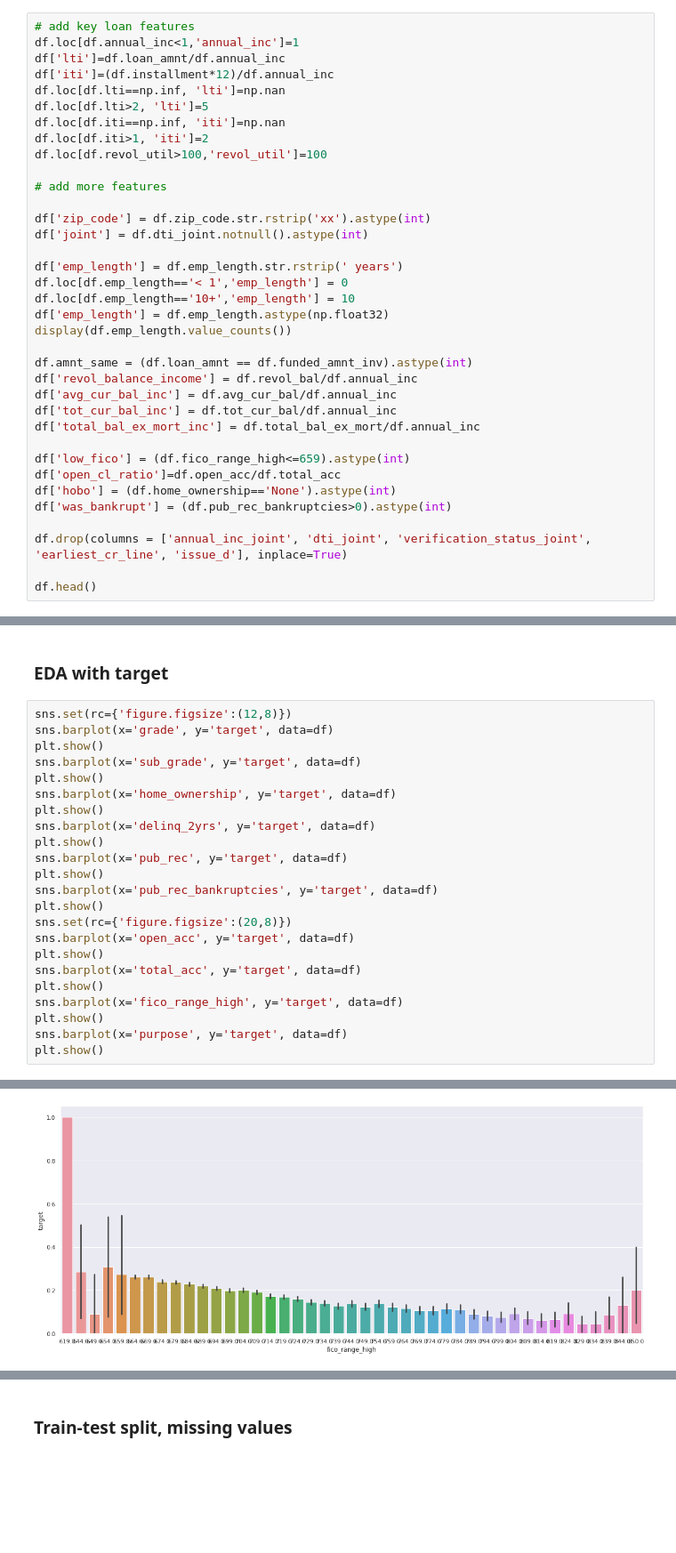
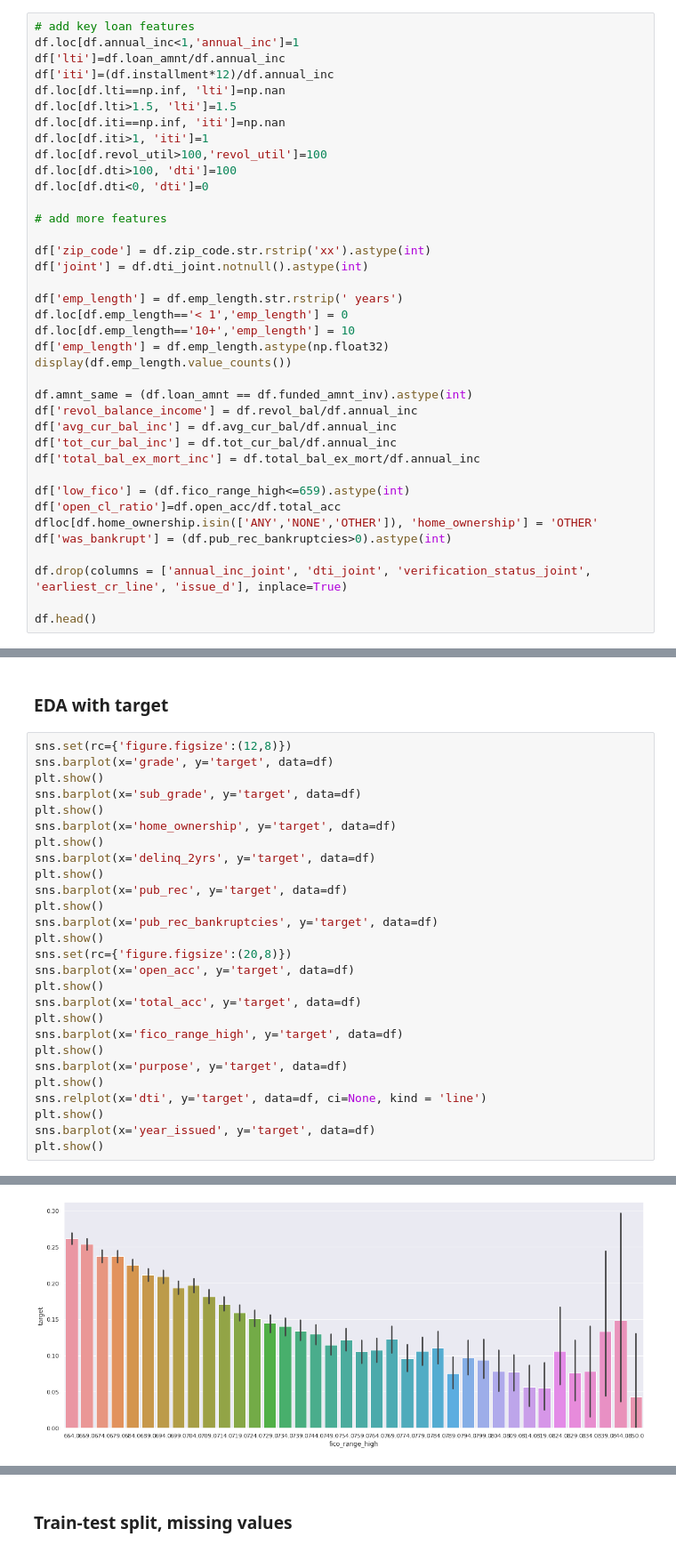
Before and after one commit to MykolaPinchuk/KaggleProjects, a Jupyter notebook: kp102-lc-loaddef.ipynb, the cells around one changed output, grey strips where cells are left out. Shown at 89% size. Saved outputs shown, nothing was run; the diff lists cells and outputs as text; blank space fills up the shorter version.

```diff
--- a/kp102-lc-loaddef.ipynb
+++ b/kp102-lc-loaddef.ipynb
@@ -242,10 +242,12 @@ df.loc[df.annual_inc<1,'annual_inc']=1
 df['lti']=df.loan_amnt/df.annual_inc
 df['iti']=(df.installment*12)/df.annual_inc
 df.loc[df.lti==np.inf, 'lti']=np.nan
-df.loc[df.lti>2, 'lti']=5
+df.loc[df.lti>1.5, 'lti']=1.5
 df.loc[df.iti==np.inf, 'iti']=np.nan
-df.loc[df.iti>1, 'iti']=2
+df.loc[df.iti>1, 'iti']=1
 df.loc[df.revol_util>100,'revol_util']=100
+df.loc[df.dti>100, 'dti']=100
+df.loc[df.dti<0, 'dti']=0
 
 # add more features
 
@@ -266,7 +268,7 @@ df['total_bal_ex_mort_inc'] = df.total_bal_ex_mort/df.annual_inc
 
 df['low_fico'] = (df.fico_range_high<=659).astype(int)
 df['open_cl_ratio']=df.open_acc/df.total_acc
-df['hobo'] = (df.home_ownership=='None').astype(int)
+dfloc[df.home_ownership.isin(['ANY','NONE','OTHER']), 'home_ownership'] = 'OTHER'
 df['was_bankrupt'] = (df.pub_rec_bankruptcies>0).astype(int)
 
 df.drop(columns = ['annual_inc_joint', 'dti_joint', 'verification_status_joint', 'earliest_cr_line', 'issue_d'], inplace=True)
@@ -455,4 +472,8 @@ sns.barplot(x='fico_range_high', y='target', data=df)
 plt.show()
 sns.barplot(x='purpose', y='target', data=df)
 plt.show()
+sns.relplot(x='dti', y='target', data=df, ci=None, kind = 'line')
+plt.show()
+sns.barplot(x='year_issued', y='target', data=df)
+plt.show()
 # %% [output]
@@ -467 +488 @@ plt.show()
-[figure, old version]
+[figure, new version]
```
Also changed, not shown: parts of 33 cells of this notebook.
